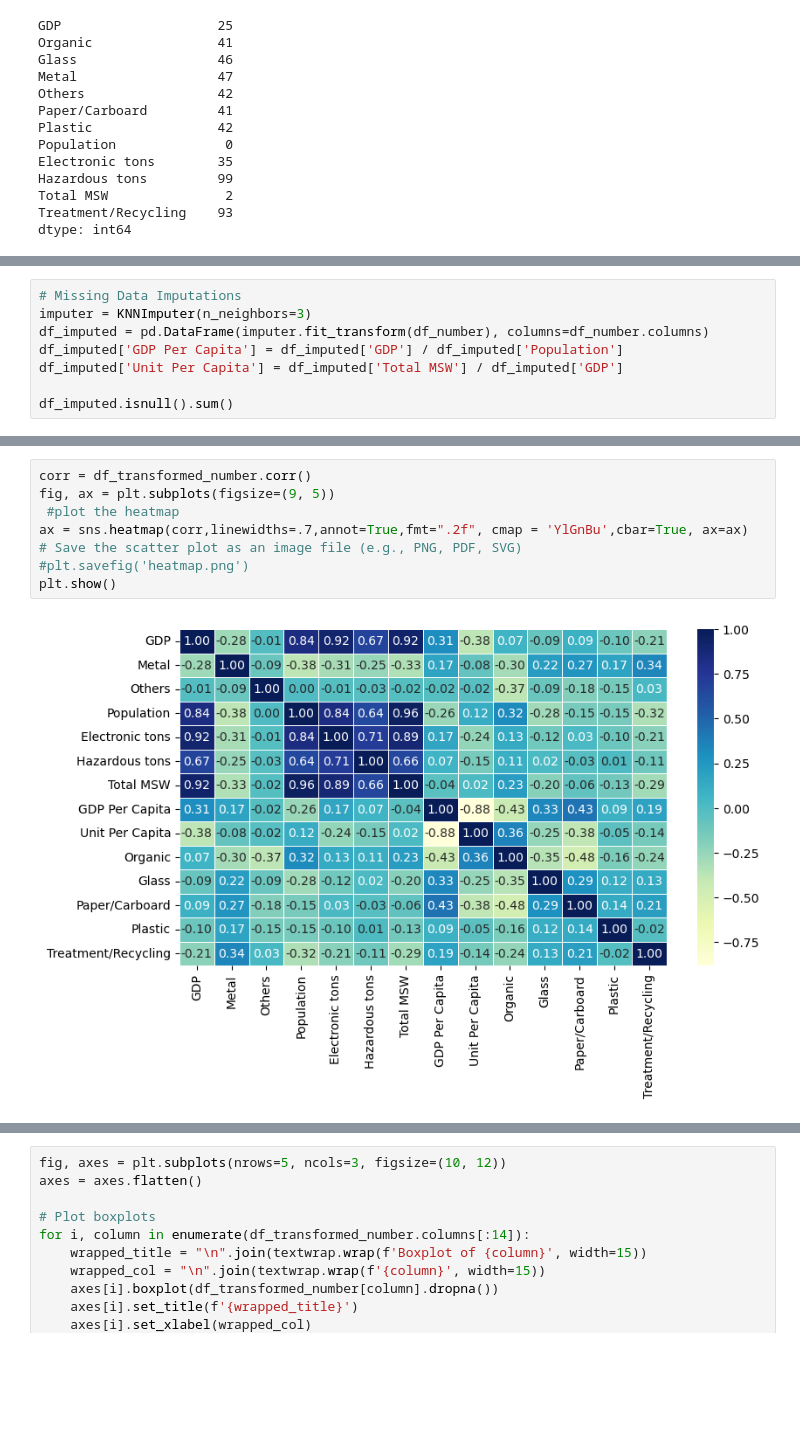
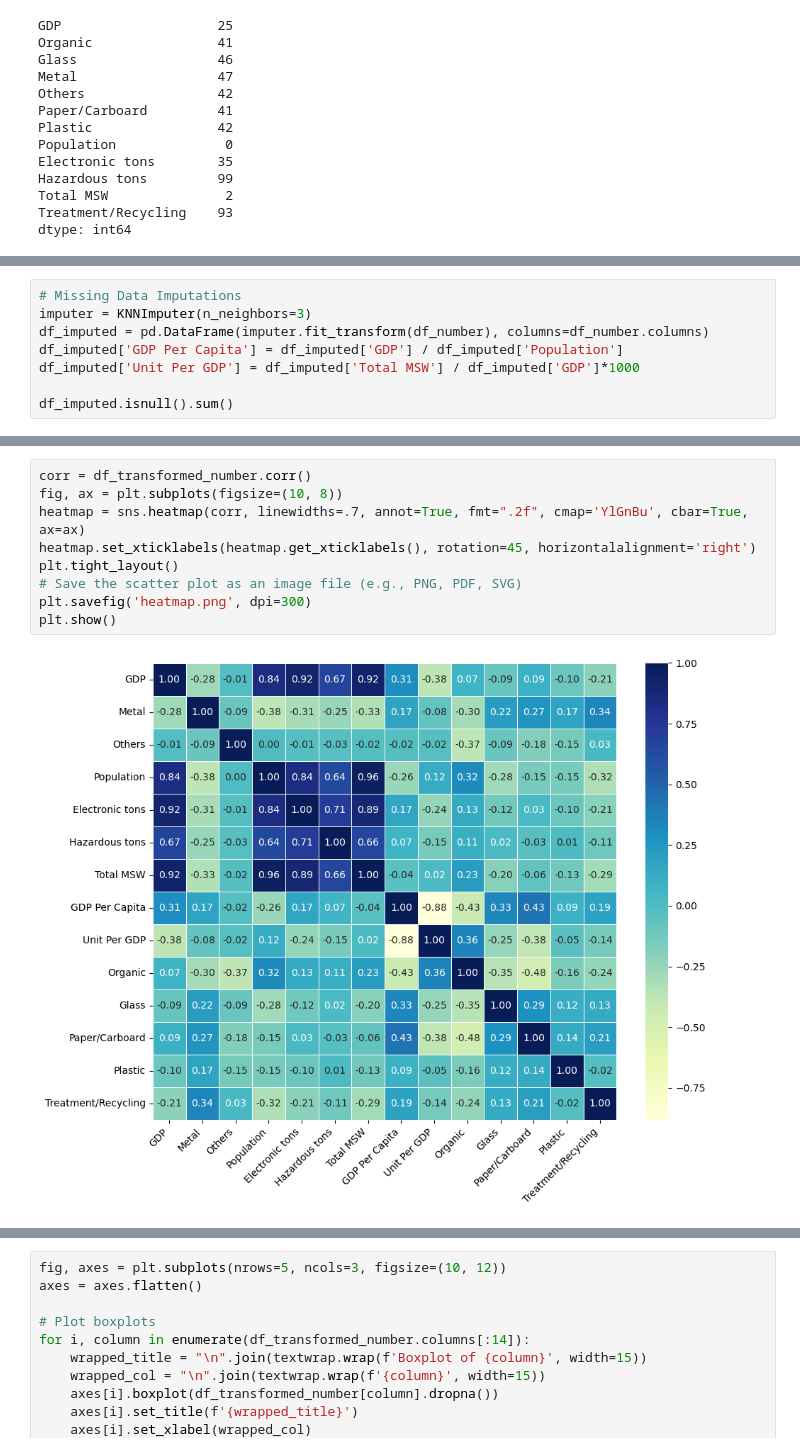
Before and after one commit to edasaruhan/Assingment_ML_mursal, a Jupyter notebook: FTL Project - Waste EDA.ipynb, the cells around one changed output, grey strips where cells are left out. Cells and saved outputs as stored; diff of their text form; blank space fills up the shorter version.

```diff
--- a/FTL Project - Waste EDA.ipynb
+++ b/FTL Project - Waste EDA.ipynb
@@ -234,7 +234,7 @@ df_number.describe().T
 imputer = KNNImputer(n_neighbors=3)
 df_imputed = pd.DataFrame(imputer.fit_transform(df_number), columns=df_number.columns)
 df_imputed['GDP Per Capita'] = df_imputed['GDP'] / df_imputed['Population']
-df_imputed['Unit Per Capita'] = df_imputed['Total MSW'] / df_imputed['GDP']
+df_imputed['Unit Per GDP'] = df_imputed['Total MSW'] / df_imputed['GDP']*1000
 
 df_imputed.isnull().sum()
 # %% [output]
@@ -331,12 +333,13 @@ plt.show()
 # %%
 corr = df_transformed_number.corr()
-fig, ax = plt.subplots(figsize=(9, 5))
- #plot the heatmap
-ax = sns.heatmap(corr,linewidths=.7,annot=True,fmt=".2f", cmap = 'YlGnBu',cbar=True, ax=ax)
+fig, ax = plt.subplots(figsize=(10, 8))
+heatmap = sns.heatmap(corr, linewidths=.7, annot=True, fmt=".2f", cmap='YlGnBu', cbar=True, ax=ax)
+heatmap.set_xticklabels(heatmap.get_xticklabels(), rotation=45, horizontalalignment='right')
+plt.tight_layout()
 # Save the scatter plot as an image file (e.g., PNG, PDF, SVG)
-#plt.savefig('heatmap.png')
+plt.savefig('heatmap.png', dpi=300)
 plt.show()
 # %% [output]
-[figure, old version]
+[figure, new version]
 # %%
 
```
Also changed, not shown: parts of 6 cells of this notebook, 7 other files.
